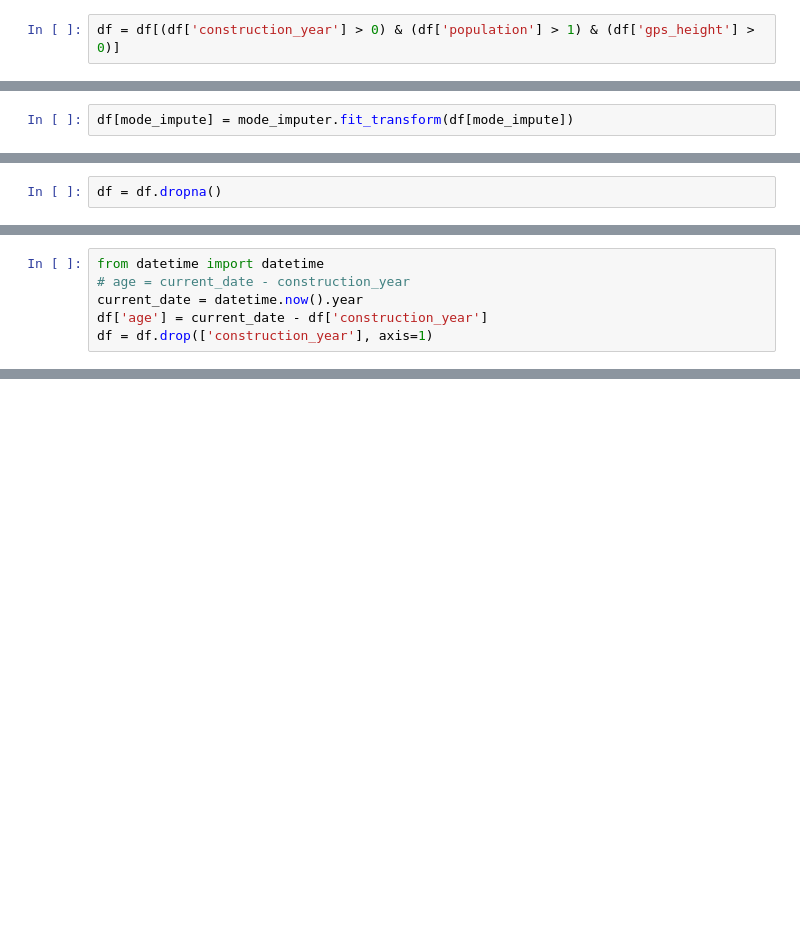
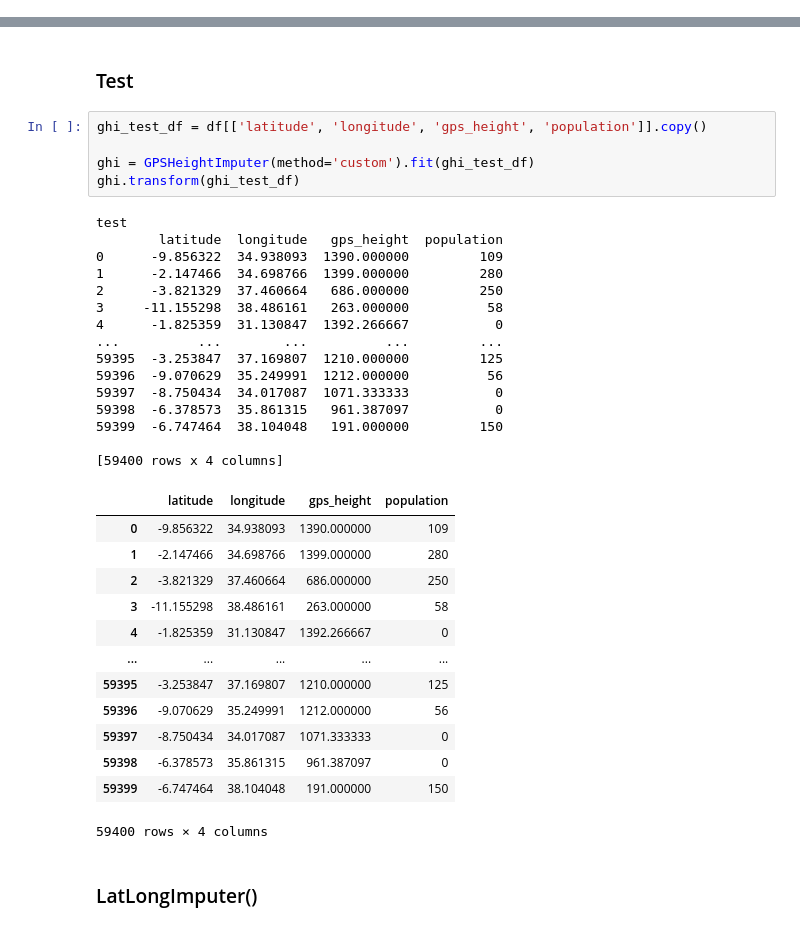
Before and after one commit to jneums/tanzania, a Jupyter notebook: notebooks/scrub.ipynb, the cells around one changed output, grey strips where cells are left out. Saved outputs shown, nothing was run; the diff lists cells and outputs as text; blank space fills up the shorter version.

```diff
--- a/notebooks/scrub.ipynb
+++ b/notebooks/scrub.ipynb
@@ -110,2 +0,0 @@ to_drop = ['construction_year', 'gps_height', 'population', 'permit']
-# %%
-df = df[(df['construction_year'] > 0) & (df['population'] > 1) & (df['gps_height'] > 0)]
@@ -115,2 +0,0 @@ mode_imputer = SimpleImputer(missing_values=np.nan, strategy='most_frequent')
-# %%
-df[mode_impute] = mode_imputer.fit_transform(df[mode_impute])
@@ -123,2 +0,0 @@ Name: permit, dtype: int64
-# %%
-df = df.dropna()
@@ -161,6 +0,0 @@ Name: target, dtype: int64
-# %%
-from datetime import datetime
-# age = current_date - construction_year
-current_date = datetime.now().year
-df['age'] = current_date - df['construction_year']
-df = df.drop(['construction_year'], axis=1)
@@ -170,0 +121,38 @@ df.to_csv('../data/clean/tanzania.csv')
+# %% [markdown]
+### Test
+# %%
+ghi_test_df = df[['latitude', 'longitude', 'gps_height', 'population']].copy()
+
+ghi = GPSHeightImputer(method='custom').fit(ghi_test_df)
+ghi.transform(ghi_test_df)
+# %% [output]
+test
+        latitude  longitude   gps_height  population
+0      -9.856322  34.938093  1390.000000         109
+1      -2.147466  34.698766  1399.000000         280
+2      -3.821329  37.460664   686.000000         250
+3     -11.155298  38.486161   263.000000          58
+4      -1.825359  31.130847  1392.266667           0
+...          ...        ...          ...         ...
+59395  -3.253847  37.169807  1210.000000         125
+59396  -9.070629  35.249991  1212.000000          56
+59397  -8.750434  34.017087  1071.333333           0
+59398  -6.378573  35.861315   961.387097           0
+59399  -6.747464  38.104048   191.000000         150
+
+[59400 rows x 4 columns]
+|  | latitude | longitude | gps_height | population |
+| 0 | -9.856322 | 34.938093 | 1390.000000 | 109 |
+| 1 | -2.147466 | 34.698766 | 1399.000000 | 280 |
+| 2 | -3.821329 | 37.460664 | 686.000000 | 250 |
+| 3 | -11.155298 | 38.486161 | 263.000000 | 58 |
+| 4 | -1.825359 | 31.130847 | 1392.266667 | 0 |
+| ... | ... | ... | ... | ... |
+| 59395 | -3.253847 | 37.169807 | 1210.000000 | 125 |
+| 59396 | -9.070629 | 35.249991 | 1212.000000 | 56 |
+| 59397 | -8.750434 | 34.017087 | 1071.333333 | 0 |
+| 59398 | -6.378573 | 35.861315 | 961.387097 | 0 |
+| 59399 | -6.747464 | 38.104048 | 191.000000 | 150 |
+59400 rows × 4 columns
+# %% [markdown]
+### LatLongImputer()
```
Also changed, not shown: parts of 64 cells of this notebook, 4 other files.
